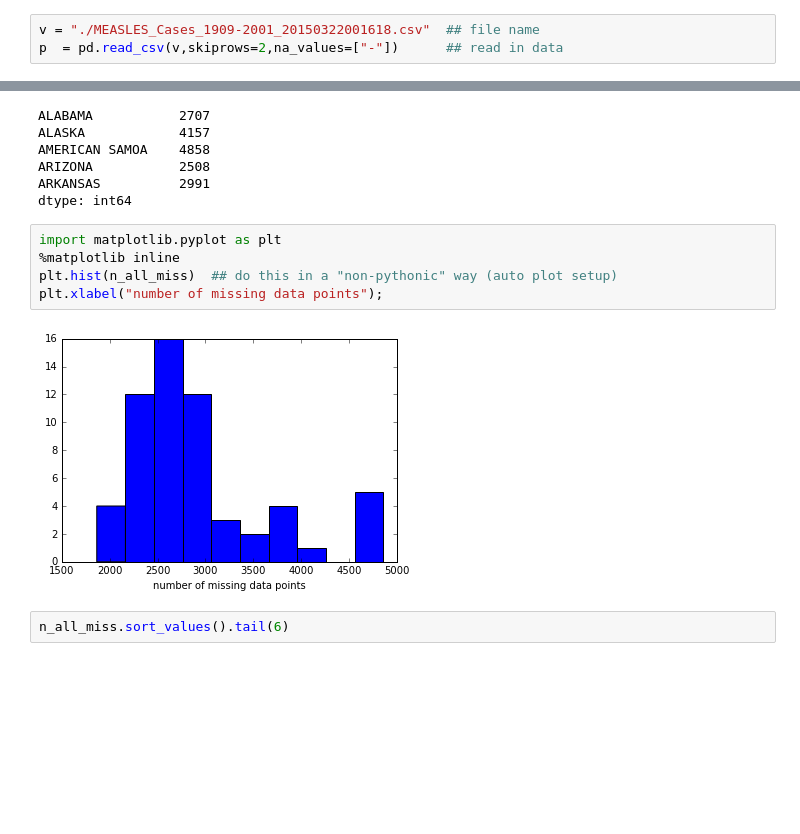
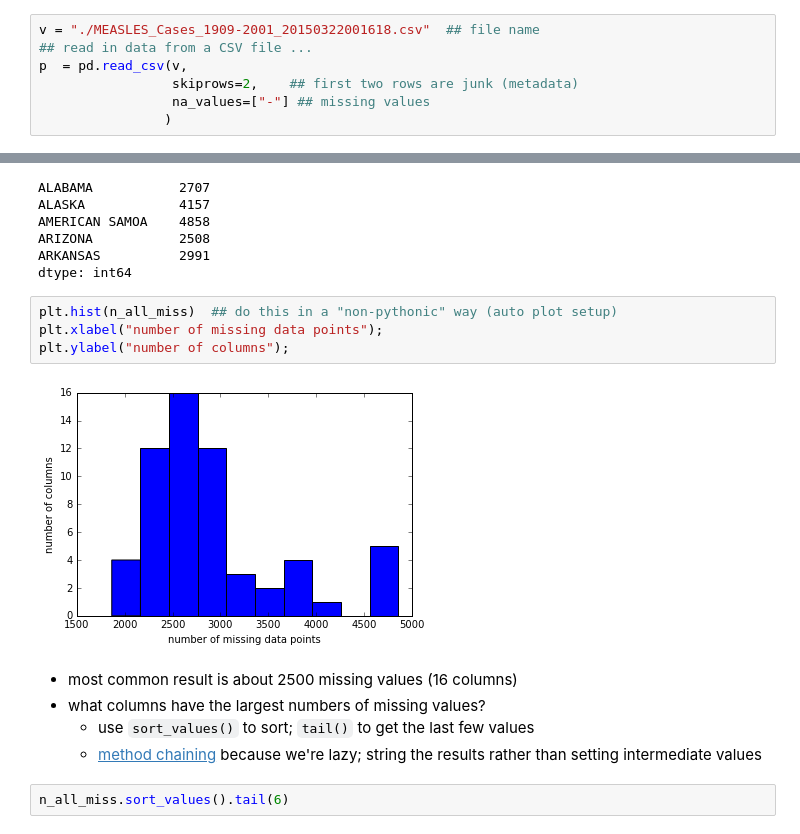
Before and after one commit to bbolker/math1mp, a Jupyter notebook: notes/pandas_intro.ipynb, the cells around one changed output, grey strips where cells are left out. Drawn from its saved outputs; the diff is of its cells as text; blank space fills up the shorter version.

```diff
--- a/notes/pandas_intro.ipynb
+++ b/notes/pandas_intro.ipynb
@@ -58,7 +56,11 @@ I downloaded US measles data from [Project Tycho](https://www.tycho.pitt.edu/ind
 - `df.head()` shows just at the beginning; `df.tail()` shows just the end
 # %%
 v = "./MEASLES_Cases_1909-2001_20150322001618.csv"  ## file name
-p  = pd.read_csv(v,skiprows=2,na_values=["-"])      ## read in data
+## read in data from a CSV file ...
+p  = pd.read_csv(v,
+                 skiprows=2,    ## first two rows are junk (metadata)
+                 na_values=["-"] ## missing values
+                )
 # %% [markdown]
 `.info()` gives us basic information about a DataFrame (doing a little bit of magic here so we don't have to look at the whole thing, which is long)
 # %%
@@ -142,12 +149,16 @@ ARIZONA           2508
 ARKANSAS          2991
 dtype: int64
 # %%
-import matplotlib.pyplot as plt
-%matplotlib inline
 plt.hist(n_all_miss)  ## do this in a "non-pythonic" way (auto plot setup)
 plt.xlabel("number of missing data points");
+plt.ylabel("number of columns");
 # %% [output]
-[figure, old version]
+[figure, new version]
+# %% [markdown]
+- most common result is about 2500 missing values (16 columns)
+- what columns have the largest numbers of missing values?
+     - use `sort_values()` to sort; `tail()` to get the last few values
+     - [method chaining](https://en.wikipedia.org/wiki/Method_chaining) because we're lazy; string the results rather than setting intermediate values
 # %%
 n_all_miss.sort_values().tail(6)
 # %% [output]
```
Also changed, not shown: parts of 22 cells of this notebook.
